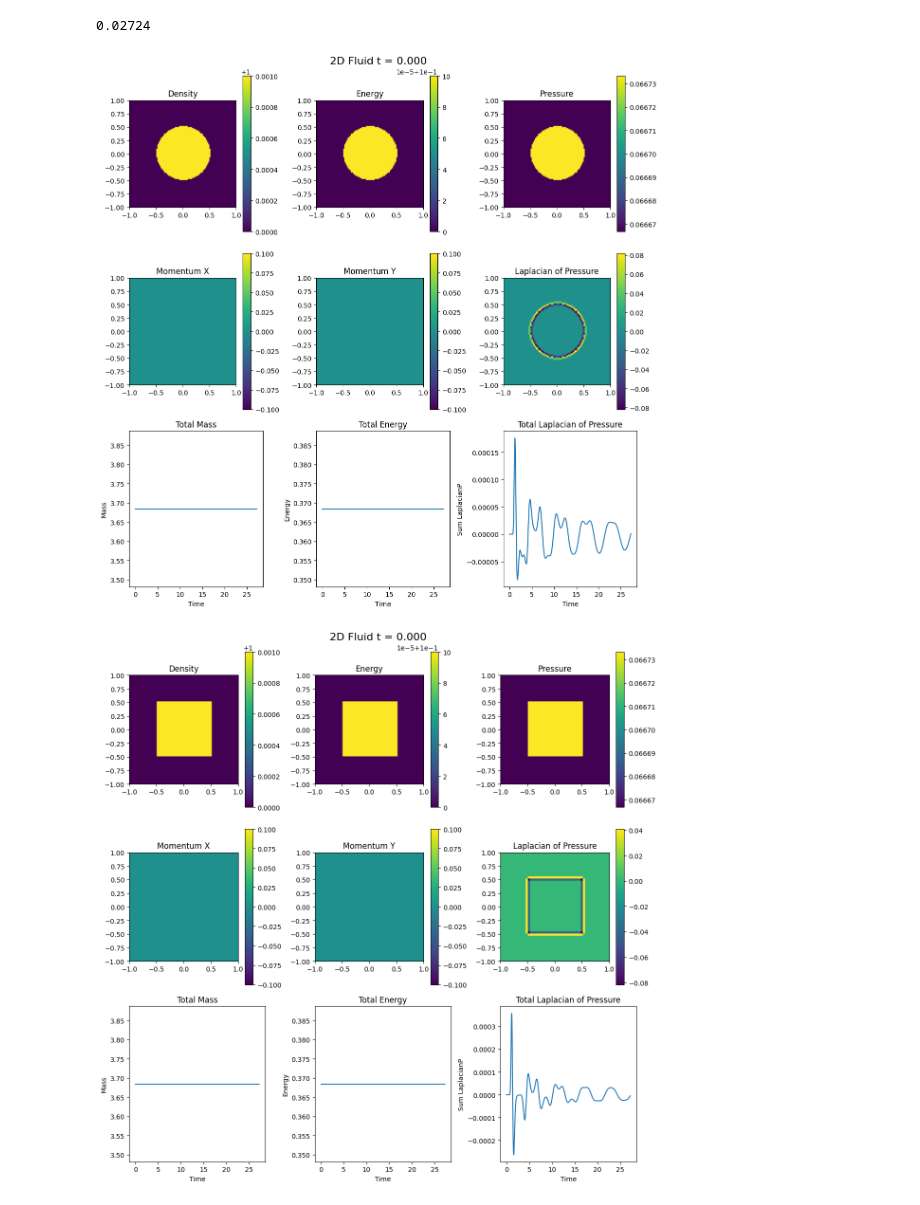
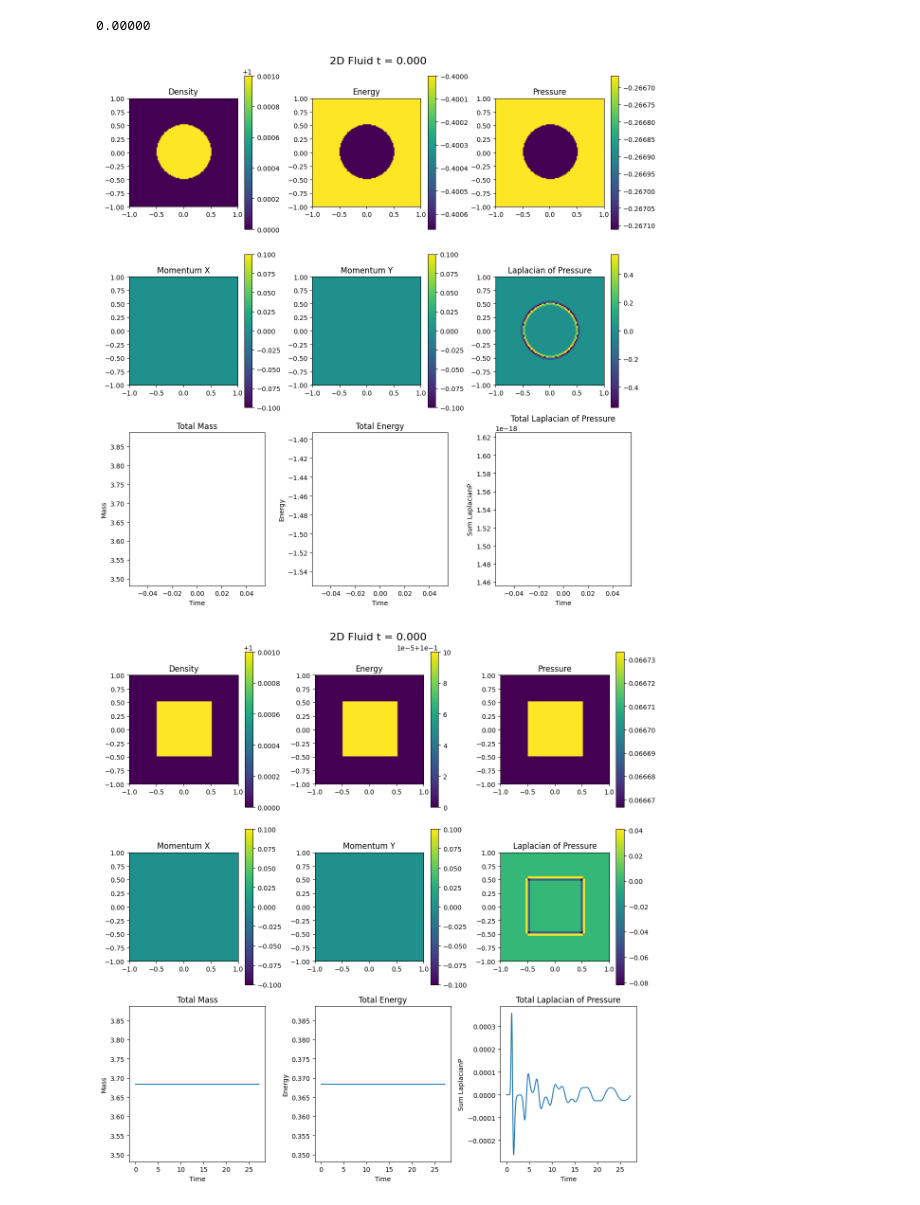
Before and after one commit to Jimbo-Coder/PyFluid, a Jupyter notebook: main.ipynb, the cells around one changed output. Drawn from its saved outputs; the diff is of its cells as text; code cells hidden in the pictures.

Commit message:
PyFluid: Fixing internal energy and ICs.

```diff
--- a/main.ipynb
+++ b/main.ipynb
@@ -27,7 +27,6 @@ class Fluid2D:
         self.pressure = np.zeros_like(self.xg)
 
         self.gamma = 5/3; #Hardcoded Gamma
-        self.epp = 0.1; #Hardcoded Internal Energy per particle
         self.ng = 2; #Hardcoded Number of Ghost Cells
 
         self.Li = self.x[-self.ng] - self.x[self.ng] #Length of Interior Domain
@@ -110,10 +109,12 @@ class Fluid2D:
         self.uvec[:,self.ng:-self.ng,self.ng:-self.ng] -= (self.dt / self.dx) * (delx[:,self.ng:-self.ng,:] + dely[:,:,self.ng:-self.ng])
 
     def apply_ics(self):
-       self.rhob = 1;self.rhoamp = 1e-3;
+       self.rhob = 1;self.rhoamp = 1e-3; self.pres0 = 1.0;
+       self.cs0 = np.sqrt(self.gamma * self.pres0 / self.rhob);
        if self.ici == 0 or self.ici ==1: #Central Shock
           rsourc = 0.5;
           self.rho[self.imask]+=  self.rhob;
+          self.pressure[self.imask] += self.pres0;
           if self.ici == 0:
             self.icname = "Circ.Shock"
             rmask =  (self.rg <= rsourc) & self.imask
@@ -121,33 +122,32 @@ class Fluid2D:
             self.icname = "Sq.Shock"
             rmask = (self.xg >=-rsourc) & (self.xg <= rsourc) & (self.yg >=-rsourc) & (self.yg <= rsourc) &self.imask
           self.rho[rmask] += self.rhoamp;
+          self.pressure[rmask] += self.rhoamp * self.cs0**2;
           self.momentum[:,rmask] = 0.0
        elif self.ici ==2: #Wave I.C.
            self.icname = "Wave"
            kx = 2.0*np.pi/(self.Li); ky = -2.0*np.pi/(self.Li);
            k = np.sqrt(kx**2 + ky**2);
            self.rho[self.imask] += self.rhob;
+           self.pressure[self.imask] += self.pres0;
            self.rho[self.imask] += self.rhoamp * np.sin(kx*self.xg[self.imask]) * np.sin(ky*self.yg[self.imask])
-           p0 = self.rhob * self.epp * (self.gamma - 1);
-           cs0 = np.sqrt(self.gamma * p0 / self.rhob);
            self.momentum[0,self.imask] += self.rhoamp * cs0 *(kx/k) * np.sin(kx*self.xg[self.imask]) * np.sin(ky*self.yg[self.imask])
            self.momentum[1,self.imask] += self.rhoamp * cs0*(ky/k) * np.sin(kx*self.xg[self.imask]) * np.sin(ky*self.yg[self.imask])
+           self.pressure[self.imask] += cs2*self.rhoamp * np.sin(kx*self.xg[self.imask]) * np.sin(ky*self.yg[self.imask]);
        elif self.ici ==3: #Stationary Vortex I.C.
            self.icname = "Vortex";
            kx = 2.0*np.pi/(self.Li); ky = 2.0*np.pi/(self.Li);
            k = np.sqrt(kx**2 + ky**2);
-           p0 = self.rhob * self.epp * (self.gamma - 1);
-           cs0 = np.sqrt(self.gamma * p0 / self.rhob);
-           vamp = cs0*self.rhoamp/self.rhob;
            self.rho[self.imask] += self.rhob;
-           self.momentum[0, self.imask] += vamp * np.sin(kx*self.xg[self.imask]) * np.cos(ky*self.yg[self.imask])
-           self.momentum[1, self.imask] += -vamp * np.cos(kx*self.xg[self.imask]) * np.sin(ky*self.yg[self.imask])
+           self.pressure[self.imask] += self.pres0;
+           self.momentum[0, self.imask] += self.rhoamp * cs0 *(kx/k) * np.sin(kx*self.xg[self.imask]) * np.cos(ky*self.yg[self.imask])
+           self.momentum[1, self.imask] += -self.rhoamp * cs0 *(kx/k) * np.cos(kx*self.xg[self.imask]) * np.sin(ky*self.yg[self.imask])
+           self.pressure[self.imask] += (self.rho/4)* (cos(kx*self.xg[self.imask])**2 + cos(ky*self.yg[self.imask])**2);
 
 
        self.apply_bcs()
        #initial energy
-       self.energy = self.epp*self.rho + \
-               0.5*safe_divide(np.linalg.norm(self.momentum, axis=0)**2,self.rho);
+       self.energy = (self.pressure)*(1/self.gamma-1) + 0.5*safe_divide(np.linalg.norm(self.momentum, axis=0)**2,self.rho);
        #Apply boundary conditions
        self.apply_bcs()
        #Apply closure
@@ -259,35 +259,35 @@ class Fluid2D:
             self.step += 1
 
         self.postprocess()
 
     def postprocess(self):
         self.mtots = np.sum(self.uvecs[:,0,:]*self.imask,axis = (1,2)) * self.dx * self.dx
         self.etots = np.sum(self.uvecs[:,3,:]*self.imask,axis = (1,2)) * self.dx * self.dx
         self.gradPs = np.gradient(self.pressures, self.dx,axis=(1,2))
         P_xx, bad = np.gradient(self.gradPs[0],self.dx, axis=(1,2))
         bad,P_yy = np.gradient(self.gradPs[1],self.dx, axis=(1,2))
         self.lapPs = (P_xx + P_yy)
         self.laptots = np.sum(self.lapPs, axis=(1,2)) * self.dx * self.dx
 
 
 x0t = -1.0; x1t = 1.0;  nxt = 99;
 Nsteps = 1e3
 #IC Key
 #[0 = Central Circular Shock, 1 = Central Square Shock, 2 = Wave, 3 = Vortex]
 ici = 0
 #BC Key
 #[0 = Periodic, 1 = Outflow, 2 = Reflective  ]
 # LHS, RHS, BOTTOM, TOP
 bci = np.array([0,0,0,0])
 state = Fluid2D(x0t, x1t, nxt, ici, bci,Nsteps)
 state.run_and_store()
 
 it = 0
 state.plot_all(it)
 print(f'{state.dts.mean():.5f}')
 # %% [output]
-0.02724
+0.00000
-[figure, old version]
+[figure, new version]
 # %%
 it = 0
 state.plot_all(it)
```
